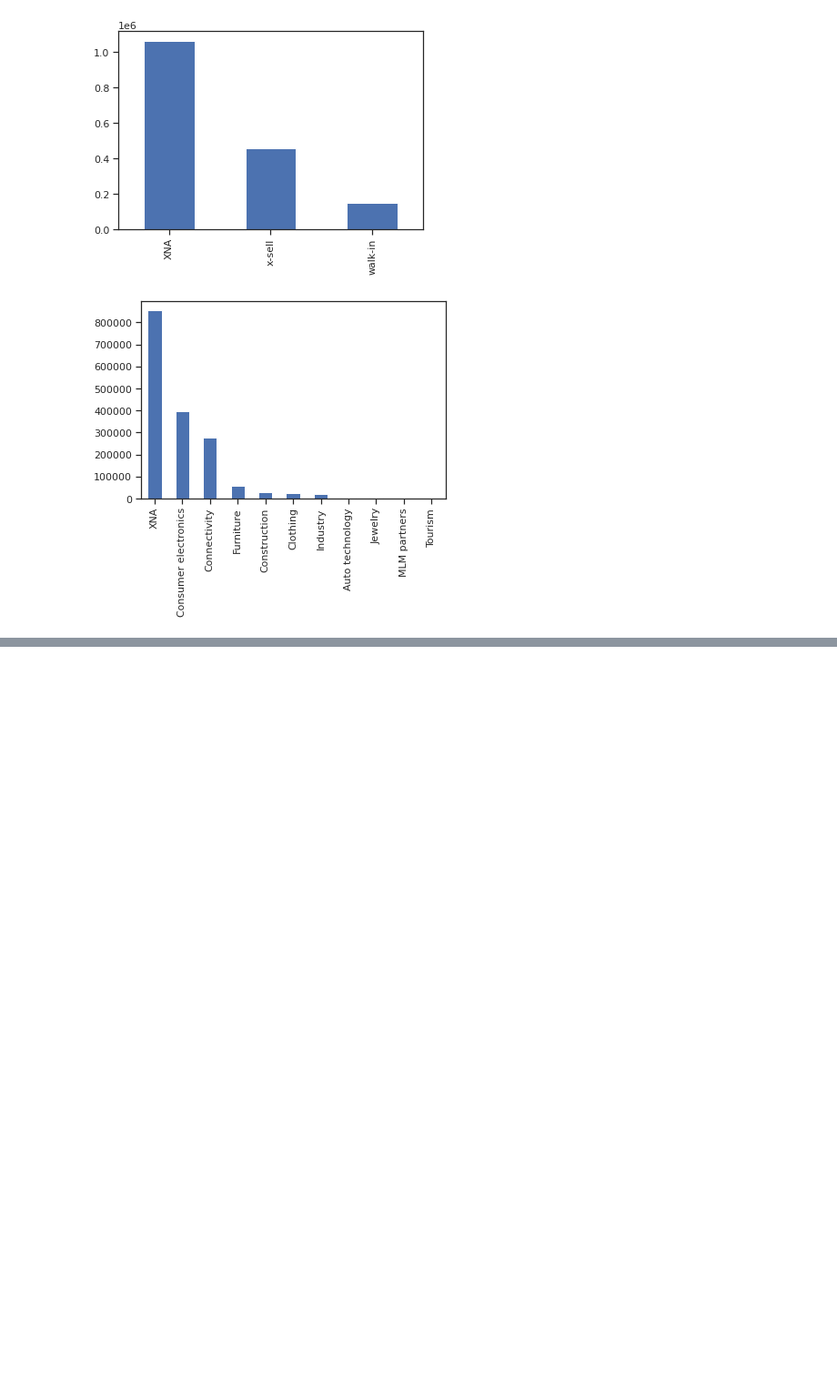
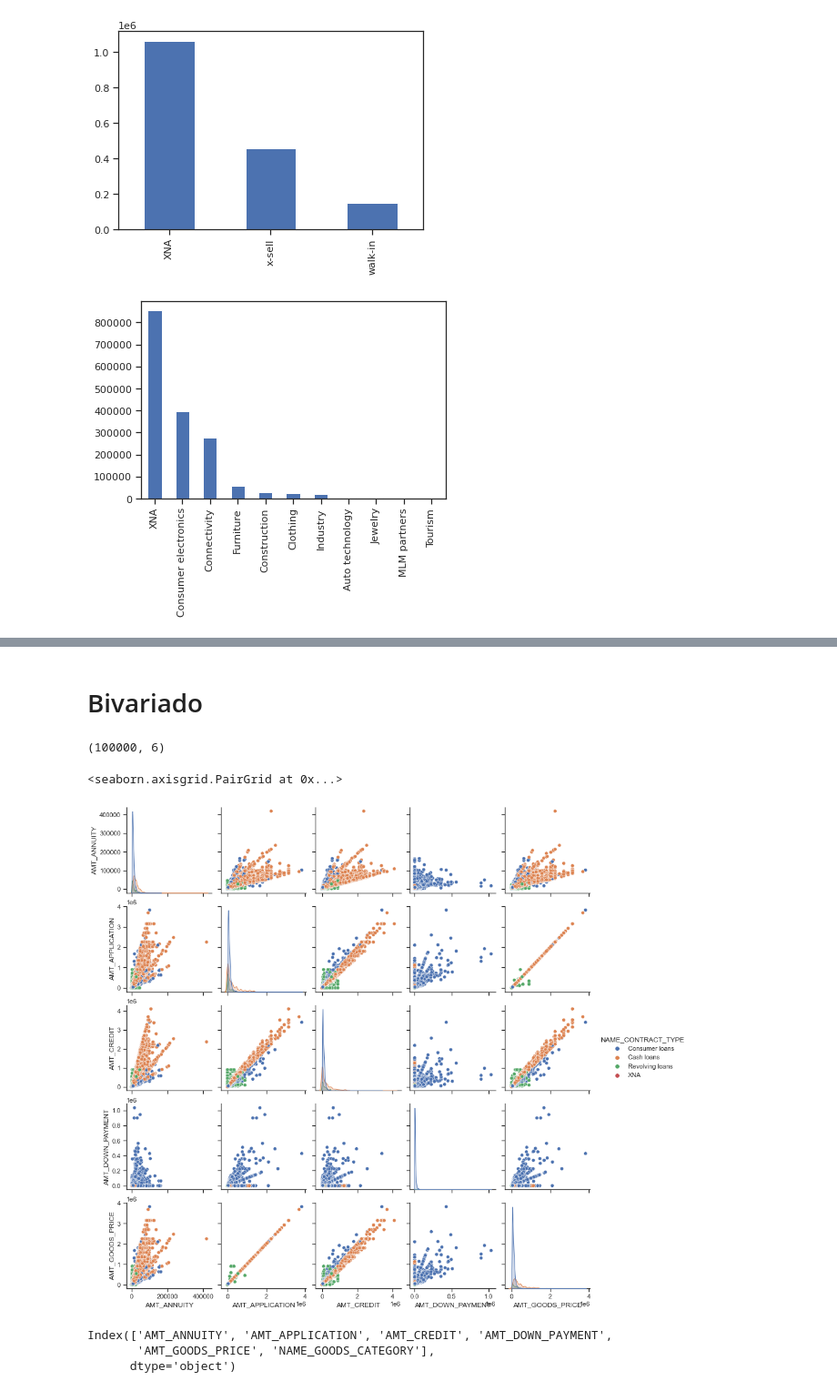
Before and after one commit to jhonathanmpg/coderhouse-clase-35, a Jupyter notebook: Idea+Peña.ipynb, the cells around one changed output, grey strips where cells are left out. Shown at 91% size. Drawn from its saved outputs; the diff is of its cells as text; code cells hidden in the pictures; blank space fills up the shorter version.

```diff
--- a/Idea+Peña.ipynb
+++ b/Idea+Peña.ipynb
@@ -133,0 +165,28 @@ for i in columns_to_plot:
+# %% [markdown]
+# Bivariado
+# %%
+#Creamos una tabla sin ID para analizarla gráficamente
+df2 = df1.drop(['SK_ID_PREV','SK_ID_CURR'], axis=1)
+# %%
+#Analisis con tipo de contrato y AMT
+df3 = {}
+for i in df2:
+    #for loop for adding the columns to the dictionary
+    if "NAME_CONTRACT_TYPE" in i:
+        df3[i] = df2[i]
+    elif 'AMT' in i:
+        df3[i] = df2[i]
+# %%
+df3 = pd.DataFrame(df3)
+df3.shape
+df4 = df3.iloc[:100000,:]
+# %%
+df4.shape
+# %% [output]
+(100000, 6)
+# %%
+#Creamos el gráfico para verificar la relación entre los campos
+sns.pairplot(data = df4, hue= 'NAME_CONTRACT_TYPE')
+# %% [output]
+<seaborn.axisgrid.PairGrid at 0x...>
+[figure, added]
@@ -133,0 +206,6 @@ for i in columns_to_plot:
+# %%
+df6.columns
+# %% [output]
+Index(['AMT_ANNUITY', 'AMT_APPLICATION', 'AMT_CREDIT', 'AMT_DOWN_PAYMENT',
+       'AMT_GOODS_PRICE', 'NAME_GOODS_CATEGORY'],
+      dtype='object')
```
Also changed, not shown: parts of 9 cells of this notebook.
